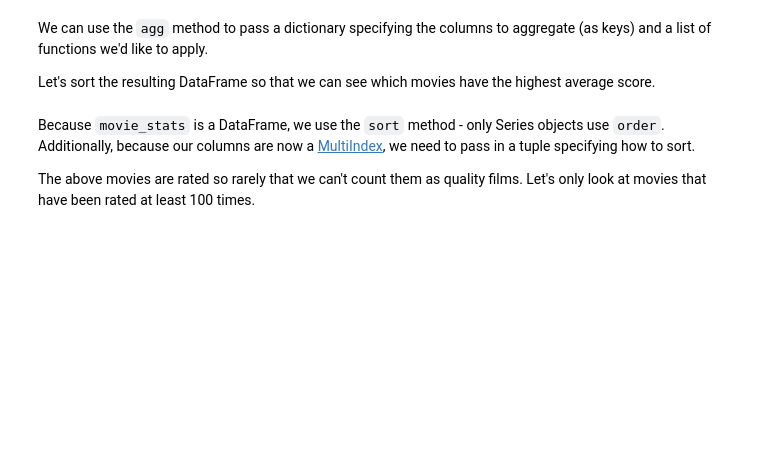
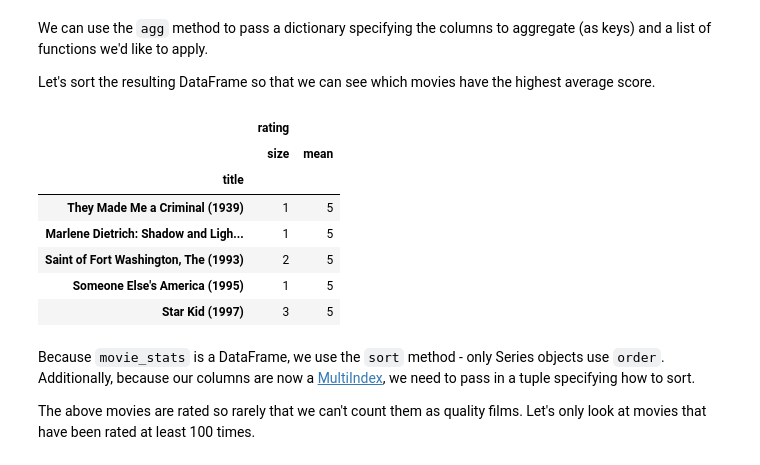
Before and after one commit to gjreda/gregreda.com, a Jupyter notebook: content/notebooks/intro-to-pandas.ipynb, the cells around one changed output. Saved outputs shown, nothing was run; the diff lists cells and outputs as text; code cells hidden in the pictures; blank space fills up the shorter version.

```diff
--- a/content/notebooks/intro-to-pandas.ipynb
+++ b/content/notebooks/intro-to-pandas.ipynb
@@ -624,7 +1114,16 @@ We can use the `agg` method to pass a dictionary specifying the columns to aggre
 Let's sort the resulting DataFrame so that we can see which movies have the highest average score.
 # %%
 # sort by rating average
-movie_stats.sort_values([('rating', 'mean')], ascending=False).head()
+movie_stats.sort([('rating', 'mean')], ascending=False).head()
+# %% [output]
+|  | rating |  |
+|  | size | mean |
+| title |  |  |
+| They Made Me a Criminal (1939) | 1 | 5 |
+| Marlene Dietrich: Shadow and Ligh... | 1 | 5 |
+| Saint of Fort Washington, The (1993) | 2 | 5 |
+| Someone Else's America (1995) | 1 | 5 |
+| Star Kid (1997) | 3 | 5 |
 # %% [markdown]
 Because `movie_stats` is a DataFrame, we use the `sort` method - only Series objects use `order`. Additionally, because our columns are now a [MultiIndex](http://pandas.pydata.org/pandas-docs/stable/indexing.html#hierarchical-indexing-multiindex), we need to pass in a tuple specifying how to sort.
 
```
Also changed, not shown: parts of 79 cells of this notebook.
